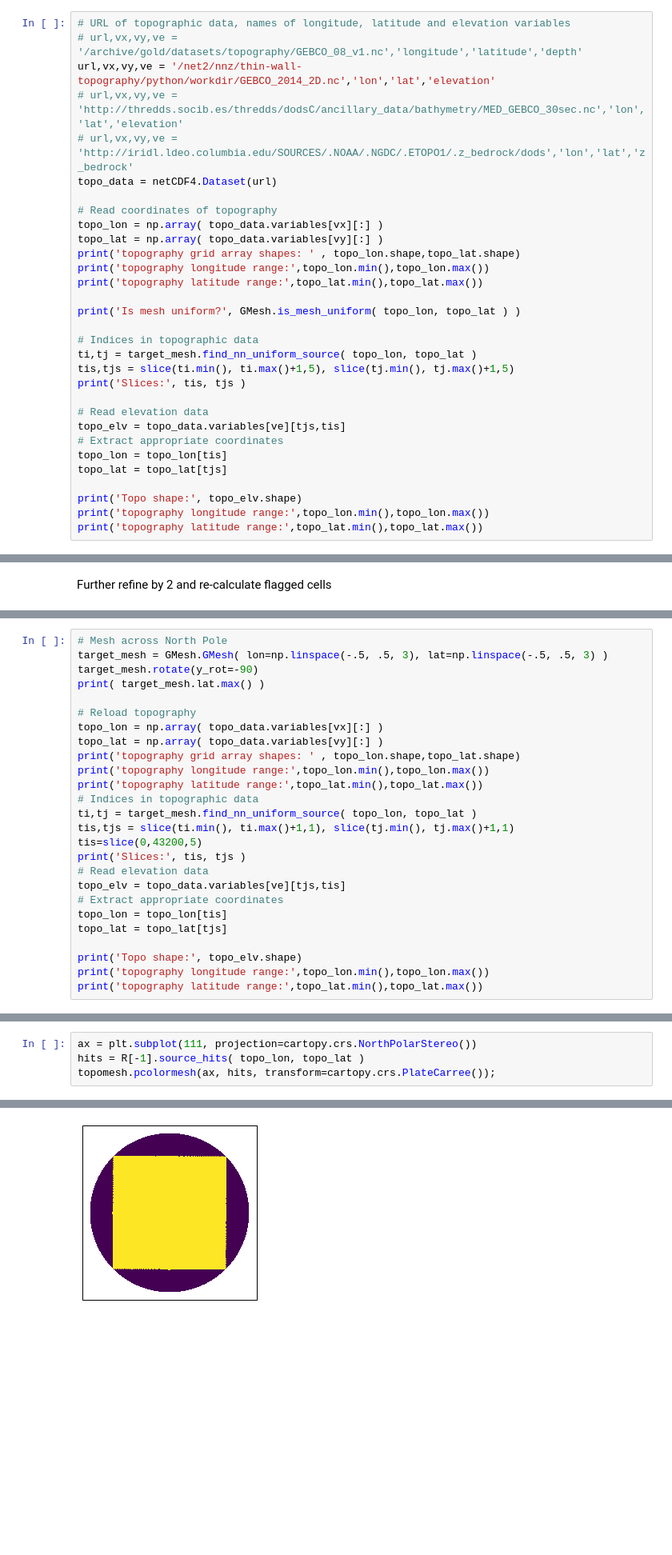
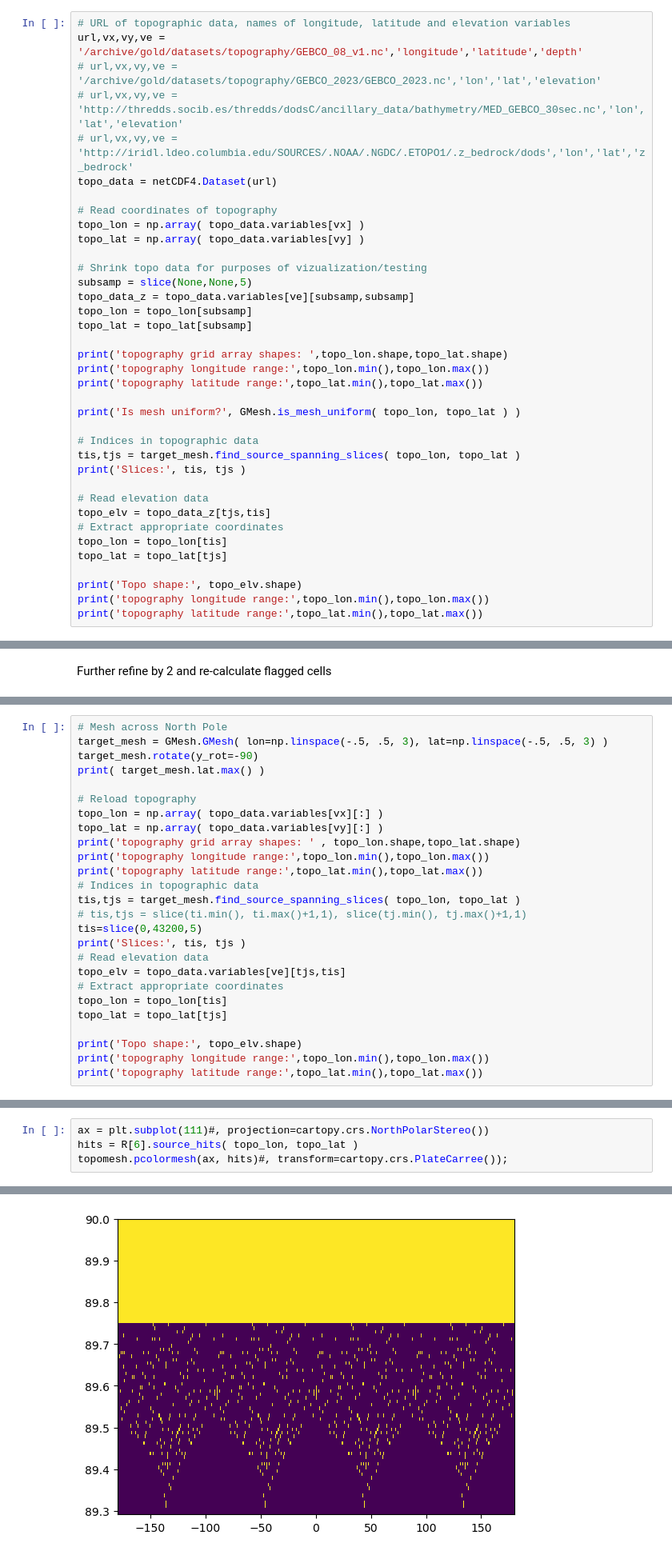
Before and after one commit to adcroft/thin-wall-topography, a Jupyter notebook: python/04 Demo simple refinement to sample a regular grid.ipynb, the cells around one changed output, grey strips where cells are left out. Shown at 80% size. Drawn from its saved outputs; the diff is of its cells as text; blank space fills up the shorter version.

```diff
--- a/python/04 Demo simple refinement to sample a regular grid.ipynb
+++ b/python/04 Demo simple refinement to sample a regular grid.ipynb
@@ -28,28 +31,34 @@ target_mesh.plot(ax, transform=cartopy.crs.Geodetic())
 Open a topography dataset, check that the topography is on a uniform grid.
 # %%
 # URL of topographic data, names of longitude, latitude and elevation variables
-# url,vx,vy,ve = '/archive/gold/datasets/topography/GEBCO_08_v1.nc','longitude','latitude','depth'
-url,vx,vy,ve = '/net2/nnz/thin-wall-topography/python/workdir/GEBCO_2014_2D.nc','lon','lat','elevation'
+url,vx,vy,ve = '/archive/gold/datasets/topography/GEBCO_08_v1.nc','longitude','latitude','depth'
+# url,vx,vy,ve = '/archive/gold/datasets/topography/GEBCO_2023/GEBCO_2023.nc','lon','lat','elevation'
 # url,vx,vy,ve = 'http://thredds.socib.es/thredds/dodsC/ancillary_data/bathymetry/MED_GEBCO_30sec.nc','lon','lat','elevation'
 # url,vx,vy,ve = 'http://iridl.ldeo.columbia.edu/SOURCES/.NOAA/.NGDC/.ETOPO1/.z_bedrock/dods','lon','lat','z_bedrock'
 topo_data = netCDF4.Dataset(url)
 
 # Read coordinates of topography
-topo_lon = np.array( topo_data.variables[vx][:] )
-topo_lat = np.array( topo_data.variables[vy][:] )
-print('topography grid array shapes: ' , topo_lon.shape,topo_lat.shape)
+topo_lon = np.array( topo_data.variables[vx] )
+topo_lat = np.array( topo_data.variables[vy] )
+
+# Shrink topo data for purposes of vizualization/testing
+subsamp = slice(None,None,5)
+topo_data_z = topo_data.variables[ve][subsamp,subsamp]
+topo_lon = topo_lon[subsamp]
+topo_lat = topo_lat[subsamp]
+
+print('topography grid array shapes: ',topo_lon.shape,topo_lat.shape)
 print('topography longitude range:',topo_lon.min(),topo_lon.max())
 print('topography latitude range:',topo_lat.min(),topo_lat.max())
 
 print('Is mesh uniform?', GMesh.is_mesh_uniform( topo_lon, topo_lat ) )
 
 # Indices in topographic data
-ti,tj = target_mesh.find_nn_uniform_source( topo_lon, topo_lat )
-tis,tjs = slice(ti.min(), ti.max()+1,5), slice(tj.min(), tj.max()+1,5)
+tis,tjs = target_mesh.find_source_spanning_slices( topo_lon, topo_lat )
 print('Slices:', tis, tjs )
 
 # Read elevation data
-topo_elv = topo_data.variables[ve][tjs,tis]
+topo_elv = topo_data_z[tjs,tis]
 # Extract appropriate coordinates
 topo_lon = topo_lon[tis]
 topo_lat = topo_lat[tjs]
@@ -135,8 +144,8 @@ print('topography grid array shapes: ' , topo_lon.shape,topo_lat.shape)
 print('topography longitude range:',topo_lon.min(),topo_lon.max())
 print('topography latitude range:',topo_lat.min(),topo_lat.max())
 # Indices in topographic data
-ti,tj = target_mesh.find_nn_uniform_source( topo_lon, topo_lat )
-tis,tjs = slice(ti.min(), ti.max()+1,1), slice(tj.min(), tj.max()+1,1)
+tis,tjs = target_mesh.find_source_spanning_slices( topo_lon, topo_lat )
+# tis,tjs = slice(ti.min(), ti.max()+1,1), slice(tj.min(), tj.max()+1,1)
 tis=slice(0,43200,5)
 print('Slices:', tis, tjs )
 # Read elevation data
@@ -185,6 +194,6 @@ R = target_mesh.refine_loop( topo_lon, topo_lat )
 Warning: Maximum number of allowed refinements reached without all source cells hit.
 # %%
-ax = plt.subplot(111, projection=cartopy.crs.NorthPolarStereo())
-hits = R[-1].source_hits( topo_lon, topo_lat )
-topomesh.pcolormesh(ax, hits, transform=cartopy.crs.PlateCarree());
+ax = plt.subplot(111)#, projection=cartopy.crs.NorthPolarStereo())
+hits = R[6].source_hits( topo_lon, topo_lat )
+topomesh.pcolormesh(ax, hits)#, transform=cartopy.crs.PlateCarree());
 # %% [output]
@@ -191 +201 @@ topomesh.pcolormesh(ax, hits, transform=cartopy.crs.PlateCarree());
-[figure, old version]
+[figure, new version]
```
Also changed, not shown: parts of 12 cells of this notebook, 11 other files.
